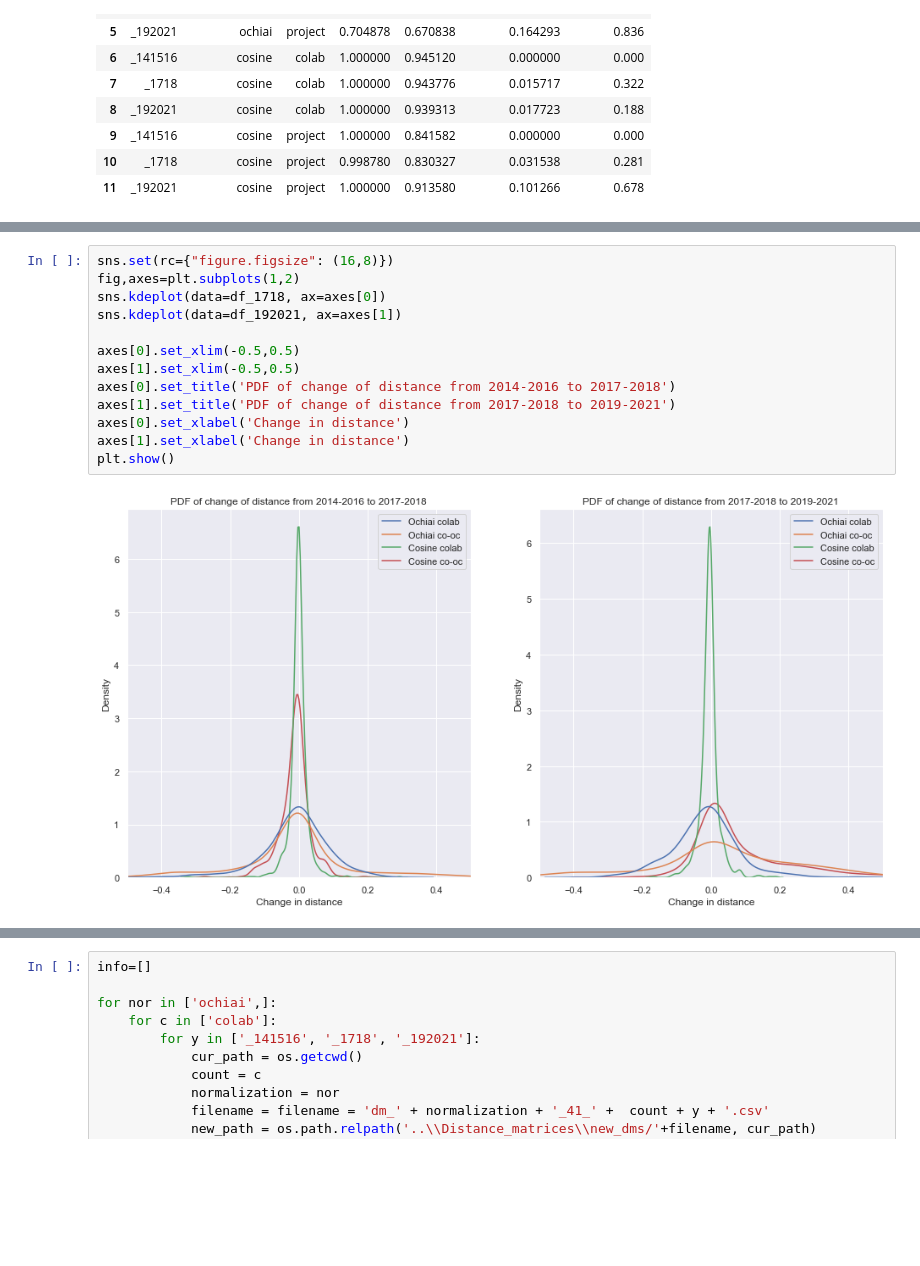
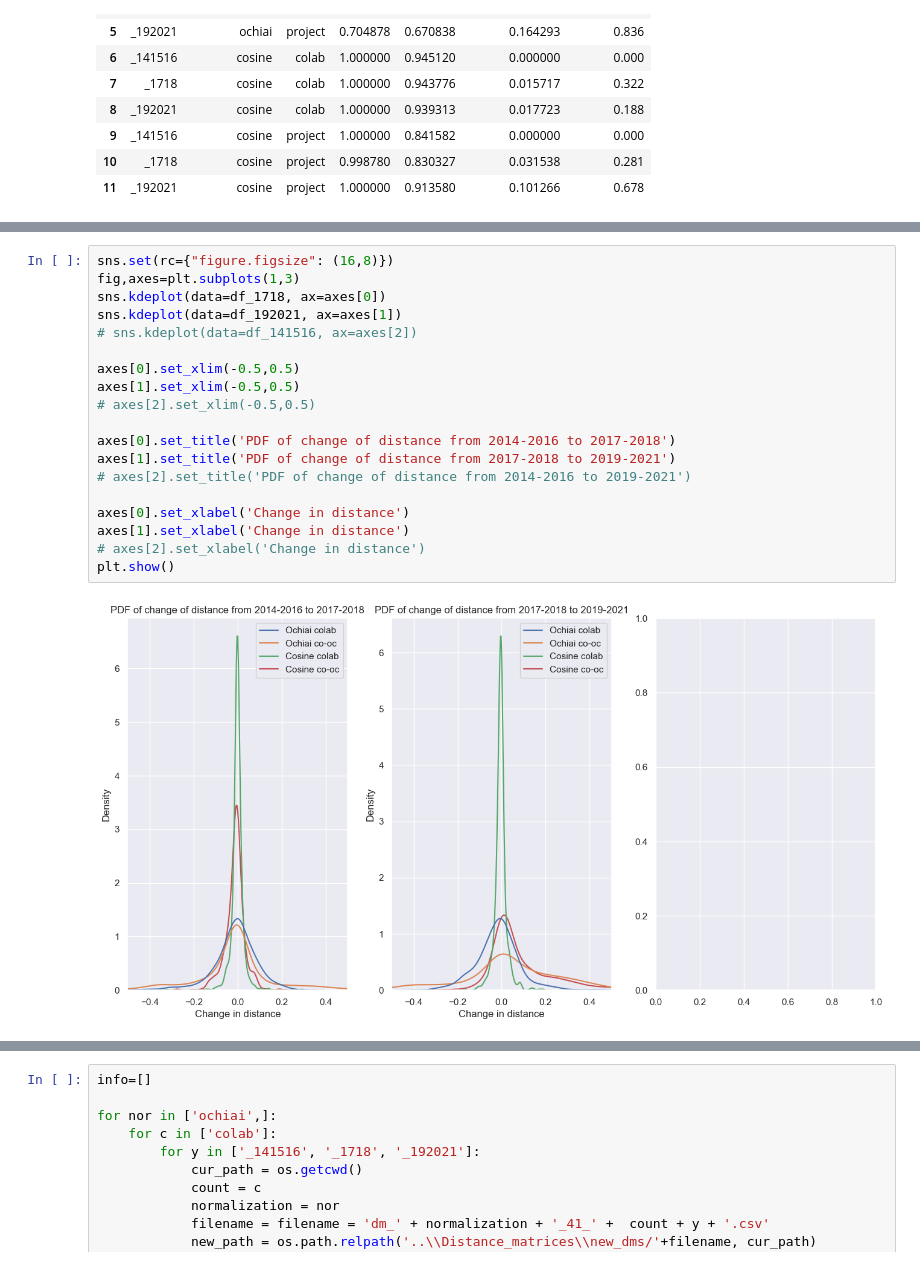
Before and after one commit to phamsonit/Distance-matrix-IDR, a Jupyter notebook: Jupyter_notebooks/2_Discipline_distances/Distance_matrices/Comparing dms using bart's criteria.ipynb, the cells around one changed output, grey strips where cells are left out. Drawn from its saved outputs; the diff is of its cells as text; blank space fills up the shorter version.

```diff
--- a/Jupyter_notebooks/2_Discipline_distances/Distance_matrices/Comparing dms using bart's criteria.ipynb
+++ b/Jupyter_notebooks/2_Discipline_distances/Distance_matrices/Comparing dms using bart's criteria.ipynb
@@ -239,18 +259,24 @@ df_192021=pd.DataFrame(np.transpose(info_192021), columns=['Ochiai colab', 'Ochi
 # %%
 sns.set(rc={"figure.figsize": (16,8)})
-fig,axes=plt.subplots(1,2)
+fig,axes=plt.subplots(1,3)
 sns.kdeplot(data=df_1718, ax=axes[0])
 sns.kdeplot(data=df_192021, ax=axes[1])
+# sns.kdeplot(data=df_141516, ax=axes[2])
 
 axes[0].set_xlim(-0.5,0.5)
 axes[1].set_xlim(-0.5,0.5)
+# axes[2].set_xlim(-0.5,0.5)
+
 axes[0].set_title('PDF of change of distance from 2014-2016 to 2017-2018')
 axes[1].set_title('PDF of change of distance from 2017-2018 to 2019-2021')
+# axes[2].set_title('PDF of change of distance from 2014-2016 to 2019-2021')
+
 axes[0].set_xlabel('Change in distance')
 axes[1].set_xlabel('Change in distance')
+# axes[2].set_xlabel('Change in distance')
 plt.show()
 # %% [output]
-[figure, old version]
+[figure, new version]
 # %%
 sns.set(rc={"figure.figsize": (18,8)})
 fig,axes=plt.subplots(1,3)
```
Also changed, not shown: parts of 5 cells of this notebook, 6 other files.
